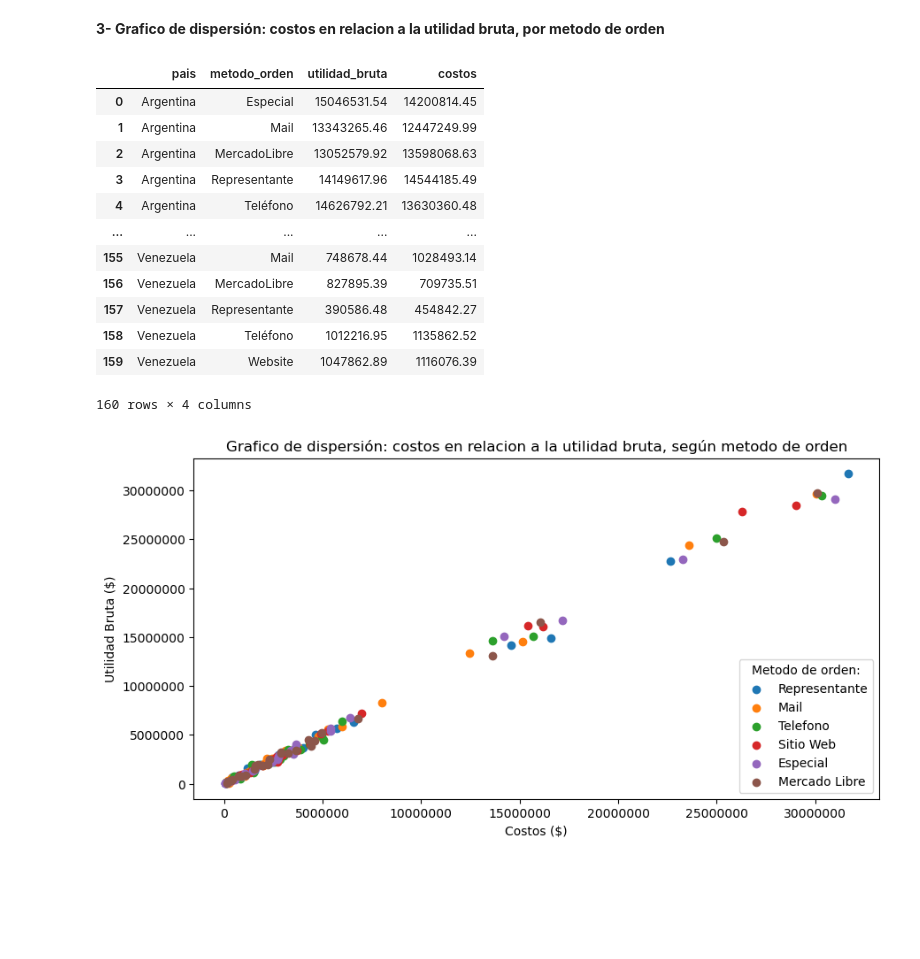
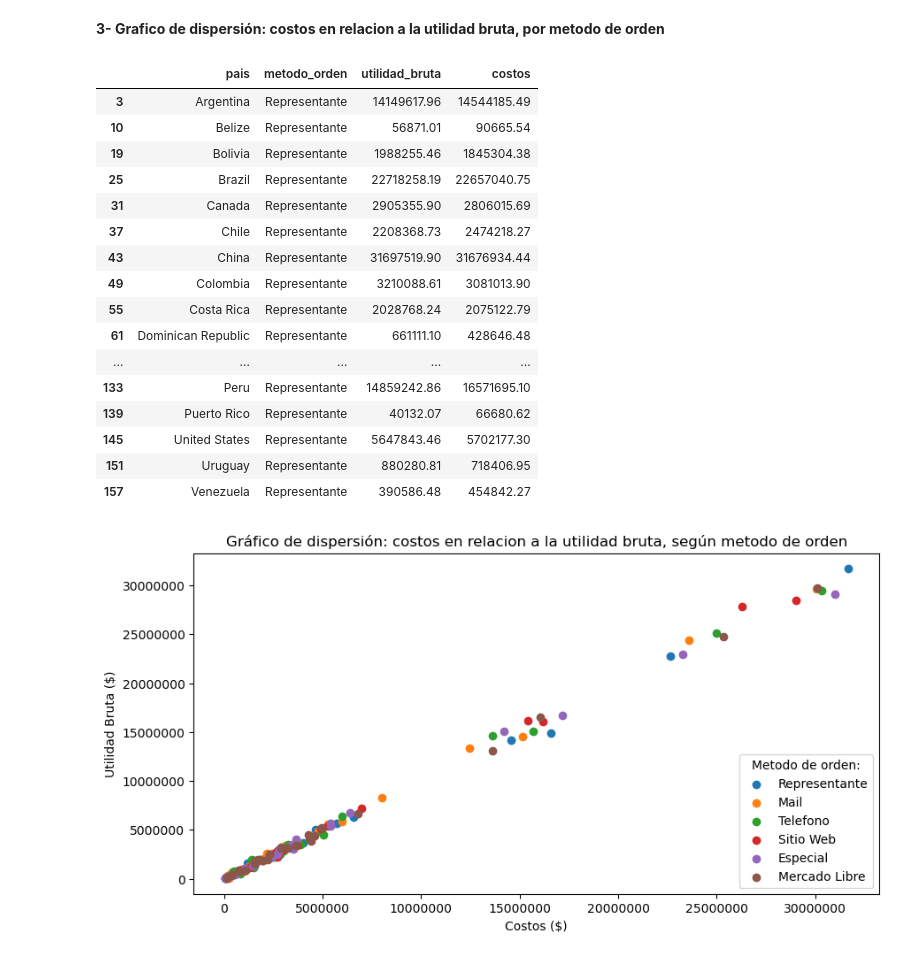
Before and after one commit to manuelpalomeque/ISPC--An-lisisDeDatos--DataBring, a Jupyter notebook: Proyecto Integrador - Analista de Datos - ISPC-Palomeque.ipynb, the cells around one changed output. Cells and saved outputs as stored; diff of their text form; code cells hidden in the pictures; blank space fills up the shorter version.

```diff
--- a/Proyecto Integrador - Analista de Datos - ISPC-Palomeque.ipynb
+++ b/Proyecto Integrador - Analista de Datos - ISPC-Palomeque.ipynb
@@ -742,28 +742,32 @@ plt.show()
 # %%
 ventasUtilidadBruta = dataframe.groupby(['pais', 'metodo_orden']).agg({'utilidad_bruta': 'sum', 'costos': 'sum'}).reset_index()
 
 ventasUtilidadBruta_Representante = ventasUtilidadBruta[ventasUtilidadBruta['metodo_orden'] == 'Representante']
 ventasUtilidadBruta_Mail = ventasUtilidadBruta[ventasUtilidadBruta['metodo_orden'] == 'Mail']
 ventasUtilidadBruta_Teléfono = ventasUtilidadBruta[ventasUtilidadBruta['metodo_orden'] == 'Teléfono']
 ventasUtilidadBruta_Website = ventasUtilidadBruta[ventasUtilidadBruta['metodo_orden'] == 'Website']
 ventasUtilidadBruta_Especial = ventasUtilidadBruta[ventasUtilidadBruta['metodo_orden'] == 'Especial']
 ventasUtilidadBruta_MercadoLibre= ventasUtilidadBruta[ventasUtilidadBruta['metodo_orden'] == 'MercadoLibre']
 
-ventasUtilidadBruta
+ventasUtilidadBruta_Representante
 # %% [output]
 |  | pais | metodo_orden | utilidad_bruta | costos |
-| 0 | Argentina | Especial | 15046531.54 | 14200814.45 |
-| 1 | Argentina | Mail | 13343265.46 | 12447249.99 |
-| 2 | Argentina | MercadoLibre | 13052579.92 | 13598068.63 |
 | 3 | Argentina | Representante | 14149617.96 | 14544185.49 |
-| 4 | Argentina | Teléfono | 14626792.21 | 13630360.48 |
+| 10 | Belize | Representante | 56871.01 | 90665.54 |
+| 19 | Bolivia | Representante | 1988255.46 | 1845304.38 |
+| 25 | Brazil | Representante | 22718258.19 | 22657040.75 |
+| 31 | Canada | Representante | 2905355.90 | 2806015.69 |
+| 37 | Chile | Representante | 2208368.73 | 2474218.27 |
+| 43 | China | Representante | 31697519.90 | 31676934.44 |
+| 49 | Colombia | Representante | 3210088.61 | 3081013.90 |
+| 55 | Costa Rica | Representante | 2028768.24 | 2075122.79 |
+| 61 | Dominican Republic | Representante | 661111.10 | 428646.48 |
 | ... | ... | ... | ... | ... |
-| 155 | Venezuela | Mail | 748678.44 | 1028493.14 |
-| 156 | Venezuela | MercadoLibre | 827895.39 | 709735.51 |
+| 133 | Peru | Representante | 14859242.86 | 16571695.10 |
+| 139 | Puerto Rico | Representante | 40132.07 | 66680.62 |
+| 145 | United States | Representante | 5647843.46 | 5702177.30 |
+| 151 | Uruguay | Representante | 880280.81 | 718406.95 |
 | 157 | Venezuela | Representante | 390586.48 | 454842.27 |
-| 158 | Venezuela | Teléfono | 1012216.95 | 1135862.52 |
-| 159 | Venezuela | Website | 1047862.89 | 1116076.39 |
-160 rows × 4 columns
 # %%
 plt.figure(figsize=(10, 5))
 
```
Also changed, not shown: parts of 3 cells of this notebook.
